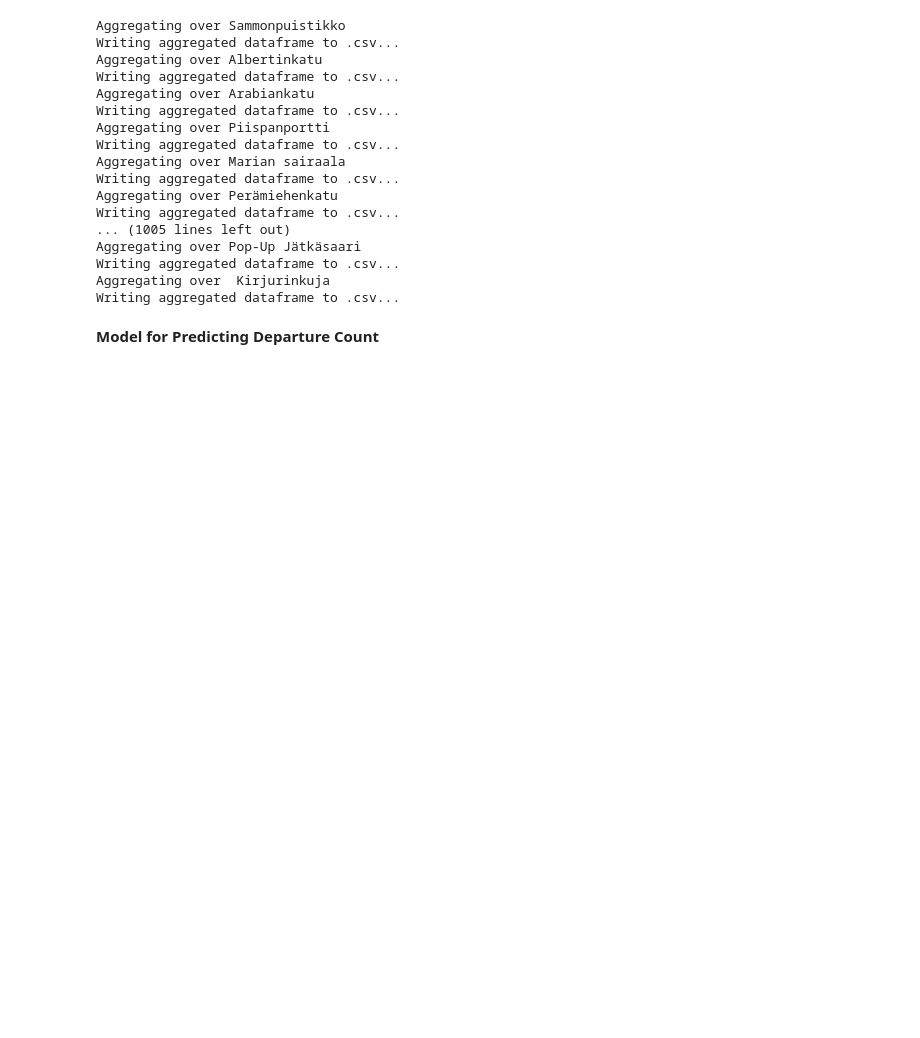
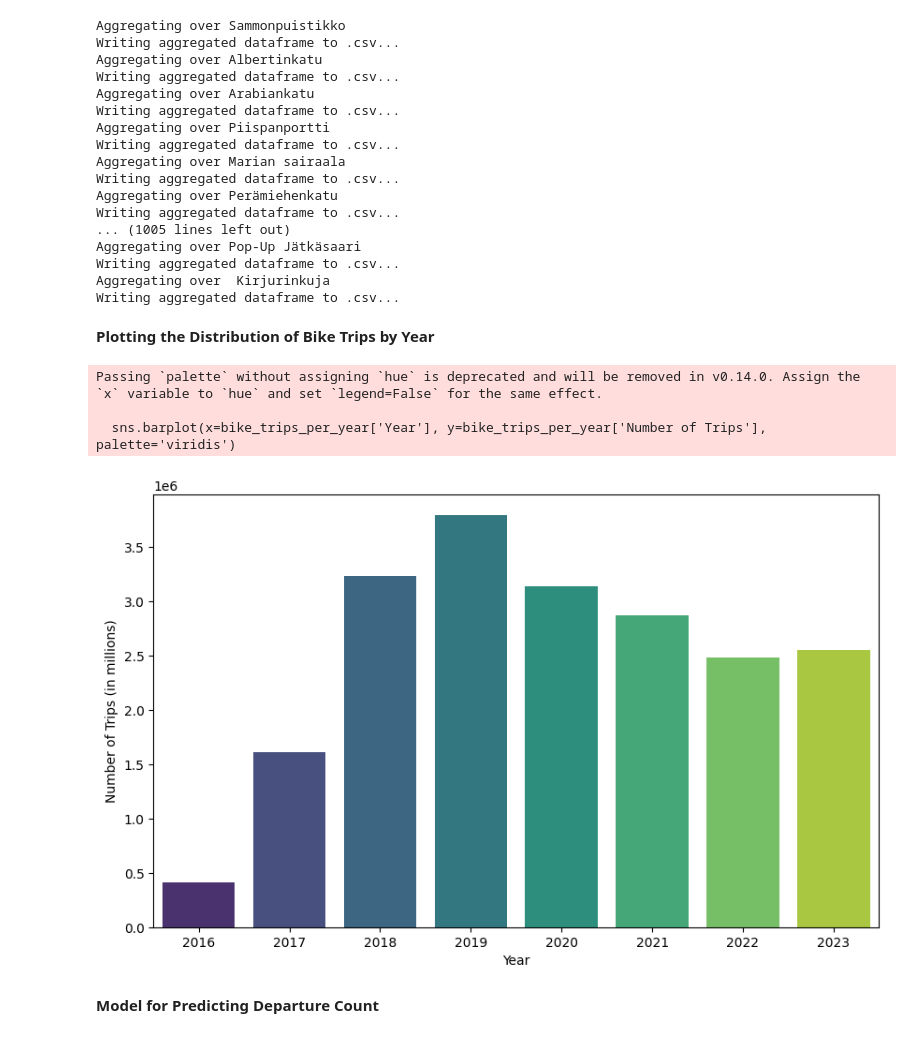
Before and after one commit to ElliotAtHelsinki/data-science-project, a Jupyter notebook: backend/main.ipynb, the cells around one changed output. Cells and saved outputs as stored; diff of their text form; code cells hidden in the pictures; blank space fills up the shorter version.

Commit message:
added bike trip distribution plot

```diff
--- a/backend/main.ipynb
+++ b/backend/main.ipynb
@@ -73,6 +73,27 @@ Aggregating over Pop-Up Jätkäsaari
 Writing aggregated dataframe to .csv...
 Aggregating over  Kirjurinkuja
 Writing aggregated dataframe to .csv...
+# %% [markdown]
+**Plotting the Distribution of Bike Trips by Year**
+# %%
+df = pd.read_csv('datasets/full_bike_data.csv', low_memory=True)
+
+df['Departure'] = pd.to_datetime(df['Departure'])
+df['Year'] = df['Departure'].dt.year
+bike_trips_per_year = df.groupby('Year').size().reset_index(name='Number of Trips')
+
+plt.figure(figsize=(10, 6))
+sns.barplot(x=bike_trips_per_year['Year'], y=bike_trips_per_year['Number of Trips'], palette='viridis')
+
+plt.xlabel('Year')
+plt.ylabel('Number of Trips (in millions)')
+
+plt.show()
+# %% [output]
+Passing `palette` without assigning `hue` is deprecated and will be removed in v0.14.0. Assign the `x` variable to `hue` and set `legend=False` for the same effect.
+
+  sns.barplot(x=bike_trips_per_year['Year'], y=bike_trips_per_year['Number of Trips'], palette='viridis')
+[figure, added]
 # %% [markdown]
 **Model for Predicting Departure Count**
 # %%
```
Also changed, not shown: 1 other file.
